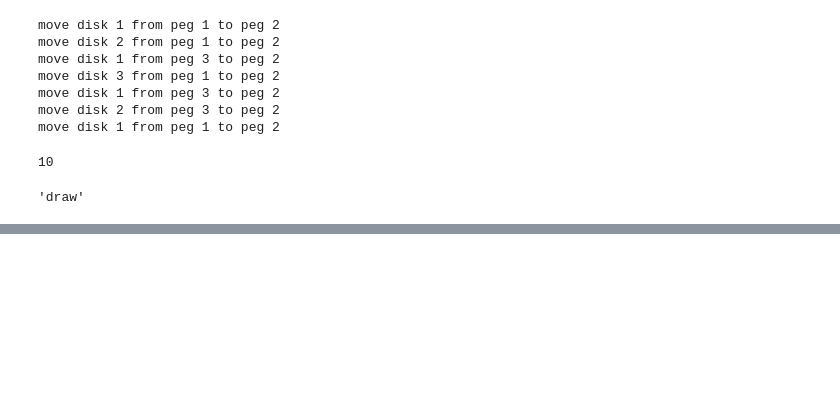
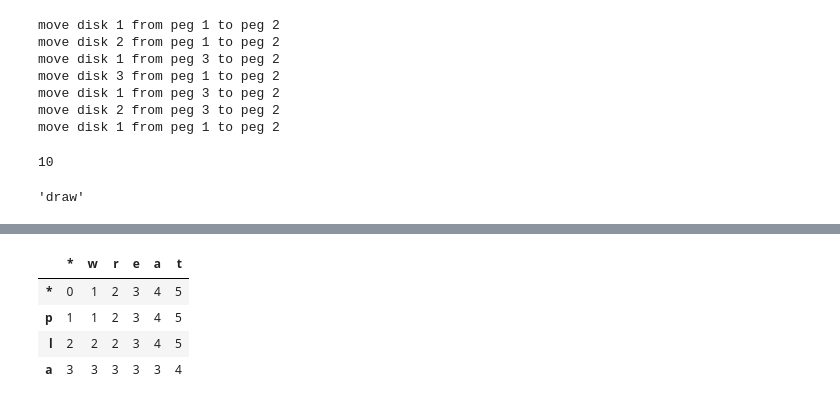
Before and after one commit to CS0000/CS61A-HW-notes-projects, a Jupyter notebook: disc and code draft.ipynb, the cells around one changed output, grey strips where cells are left out. Drawn from its saved outputs; the diff is of its cells as text; code cells hidden in the pictures; blank space fills up the shorter version.

```diff
--- a/disc and code draft.ipynb
+++ b/disc and code draft.ipynb
@@ -613,0 +793,10 @@ reverse_r('ward')
+# %%
+import pandas as pd
+a = "pla"
+b = "wreat"
+# %% [output]
+|  | * | w | r | e | a | t |
+| * | 0 | 1 | 2 | 3 | 4 | 5 |
+| p | 1 | 1 | 2 | 3 | 4 | 5 |
+| l | 2 | 2 | 2 | 3 | 4 | 5 |
+| a | 3 | 3 | 3 | 3 | 3 | 4 |
```
Also changed, not shown: parts of 15 cells of this notebook, 53 other files.
